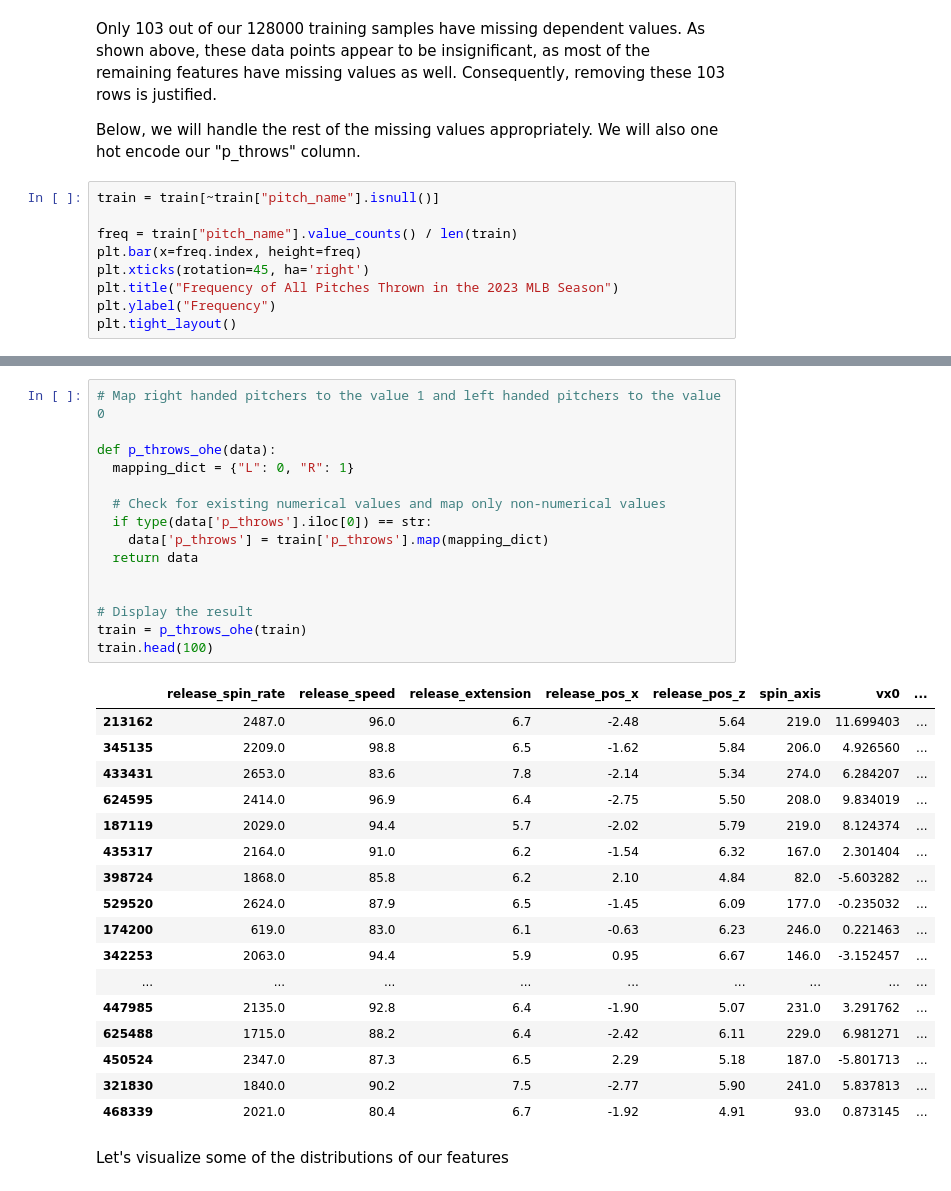
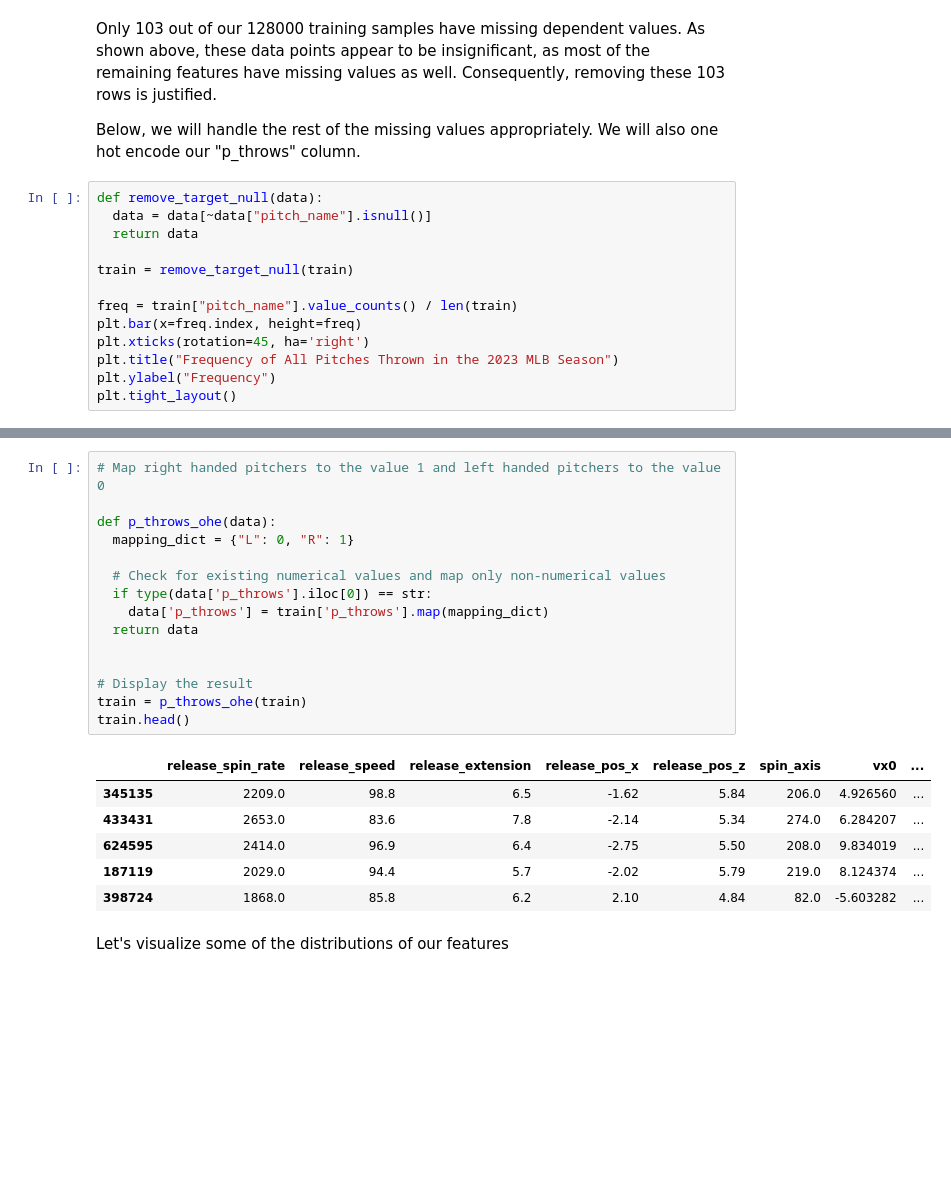
Before and after one commit to willcoomans5/mlb_predictions, a Jupyter notebook: mlb_game_data.ipynb, the cells around one changed output, grey strips where cells are left out. Saved outputs shown, nothing was run; the diff lists cells and outputs as text; blank space fills up the shorter version.

```diff
--- a/mlb_game_data.ipynb
+++ b/mlb_game_data.ipynb
@@ -119,7 +119,11 @@ Only 103 out of our 128000 training samples have missing dependent values. As sh
 
 Below, we will handle the rest of the missing values appropriately. We will also one hot encode our "p_throws" column.
 # %%
-train = train[~train["pitch_name"].isnull()]
+def remove_target_null(data):
+  data = data[~data["pitch_name"].isnull()]
+  return data
+
+train = remove_target_null(train)
 
 freq = train["pitch_name"].value_counts() / len(train)
 plt.bar(x=freq.index, height=freq)
@@ -132,36 +136,25 @@ plt.tight_layout()
 # %%
 # Map right handed pitchers to the value 1 and left handed pitchers to the value 0
 
 def p_throws_ohe(data):
   mapping_dict = {"L": 0, "R": 1}
 
   # Check for existing numerical values and map only non-numerical values
   if type(data['p_throws'].iloc[0]) == str:
     data['p_throws'] = train['p_throws'].map(mapping_dict)
   return data
 
 
 # Display the result
 train = p_throws_ohe(train)
-train.head(100)
+train.head()
 # %% [output]
 |  | release_spin_rate | release_speed | release_extension | release_pos_x | release_pos_z | spin_axis | vx0 | ... |
-| 213162 | 2487.0 | 96.0 | 6.7 | -2.48 | 5.64 | 219.0 | 11.699403 | ... |
 | 345135 | 2209.0 | 98.8 | 6.5 | -1.62 | 5.84 | 206.0 | 4.926560 | ... |
 | 433431 | 2653.0 | 83.6 | 7.8 | -2.14 | 5.34 | 274.0 | 6.284207 | ... |
 | 624595 | 2414.0 | 96.9 | 6.4 | -2.75 | 5.50 | 208.0 | 9.834019 | ... |
 | 187119 | 2029.0 | 94.4 | 5.7 | -2.02 | 5.79 | 219.0 | 8.124374 | ... |
-| 435317 | 2164.0 | 91.0 | 6.2 | -1.54 | 6.32 | 167.0 | 2.301404 | ... |
 | 398724 | 1868.0 | 85.8 | 6.2 | 2.10 | 4.84 | 82.0 | -5.603282 | ... |
-| 529520 | 2624.0 | 87.9 | 6.5 | -1.45 | 6.09 | 177.0 | -0.235032 | ... |
-| 174200 | 619.0 | 83.0 | 6.1 | -0.63 | 6.23 | 246.0 | 0.221463 | ... |
-| 342253 | 2063.0 | 94.4 | 5.9 | 0.95 | 6.67 | 146.0 | -3.152457 | ... |
-| ... | ... | ... | ... | ... | ... | ... | ... | ... |
-| 447985 | 2135.0 | 92.8 | 6.4 | -1.90 | 5.07 | 231.0 | 3.291762 | ... |
-| 625488 | 1715.0 | 88.2 | 6.4 | -2.42 | 6.11 | 229.0 | 6.981271 | ... |
-| 450524 | 2347.0 | 87.3 | 6.5 | 2.29 | 5.18 | 187.0 | -5.801713 | ... |
-| 321830 | 1840.0 | 90.2 | 7.5 | -2.77 | 5.90 | 241.0 | 5.837813 | ... |
-| 468339 | 2021.0 | 80.4 | 6.7 | -1.92 | 4.91 | 93.0 | 0.873145 | ... |
 # %% [markdown]
 Let's visualize some of the distributions of our features
 # %%
```
Also changed, not shown: parts of 19 cells of this notebook.
